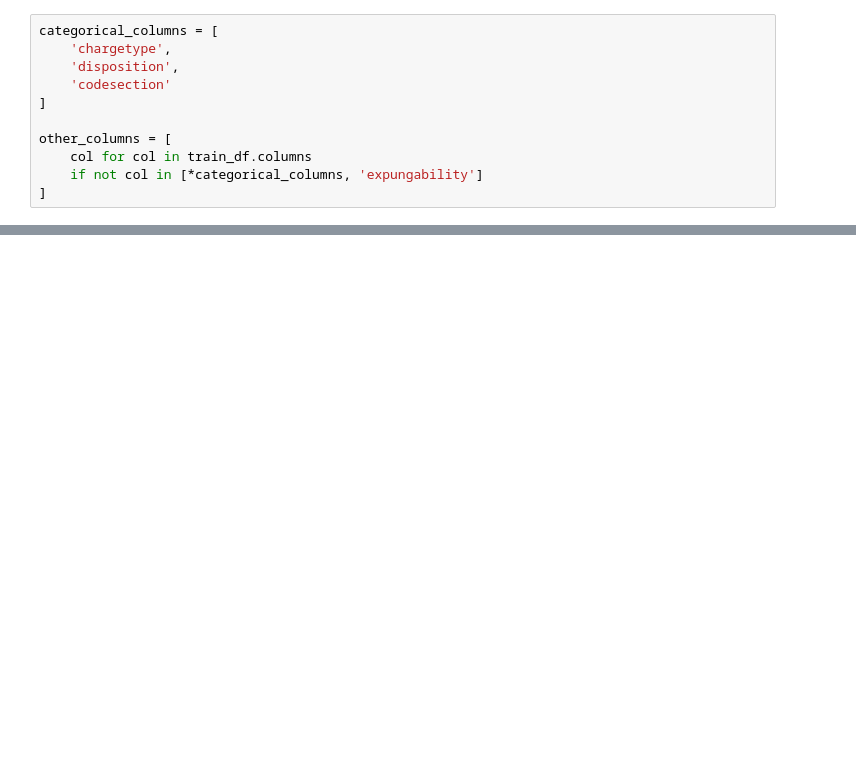
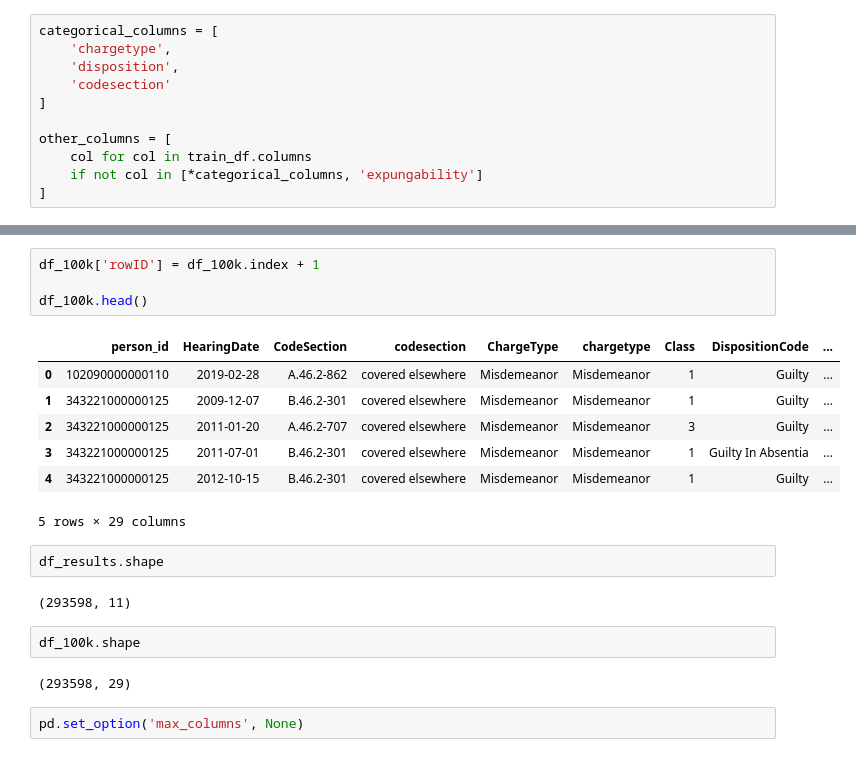
Before and after one commit to code-for-charlottesville/LAJC-expungement, a Jupyter notebook: classify/classify_testing.ipynb, the cells around one changed output, grey strips where cells are left out. Saved outputs shown, nothing was run; the diff lists cells and outputs as text; blank space fills up the shorter version.

```diff
--- a/classify/classify_testing.ipynb
+++ b/classify/classify_testing.ipynb
@@ -96,0 +182,22 @@ NotFittedError: This DecisionTreeClassifier instance is not fitted yet. Call 'fi
+# %%
+df_100k['rowID'] = df_100k.index + 1
+
+df_100k.head()
+# %% [output]
+|  | person_id | HearingDate | CodeSection | codesection | ChargeType | chargetype | Class | DispositionCode | ... |
+| 0 | 102090000000110 | 2019-02-28 | A.46.2-862 | covered elsewhere | Misdemeanor | Misdemeanor | 1 | Guilty | ... |
+| 1 | 343221000000125 | 2009-12-07 | B.46.2-301 | covered elsewhere | Misdemeanor | Misdemeanor | 1 | Guilty | ... |
+| 2 | 343221000000125 | 2011-01-20 | A.46.2-707 | covered elsewhere | Misdemeanor | Misdemeanor | 3 | Guilty | ... |
+| 3 | 343221000000125 | 2011-07-01 | B.46.2-301 | covered elsewhere | Misdemeanor | Misdemeanor | 1 | Guilty In Absentia | ... |
+| 4 | 343221000000125 | 2012-10-15 | B.46.2-301 | covered elsewhere | Misdemeanor | Misdemeanor | 1 | Guilty | ... |
+5 rows × 29 columns
+# %%
+df_results.shape
+# %% [output]
+(293598, 11)
+# %%
+df_100k.shape
+# %% [output]
+(293598, 29)
+# %%
+pd.set_option('max_columns', None)
```
Also changed, not shown: parts of 27 cells of this notebook, 3 other files.
